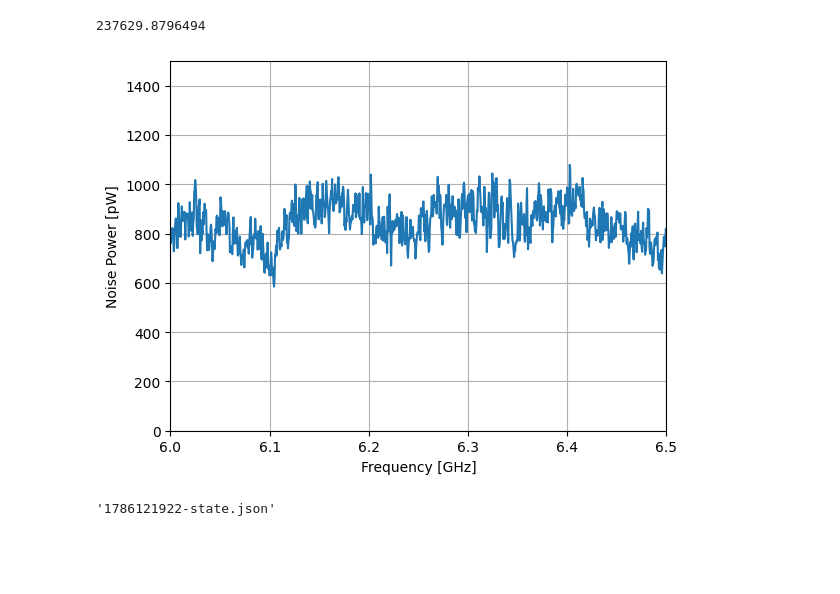
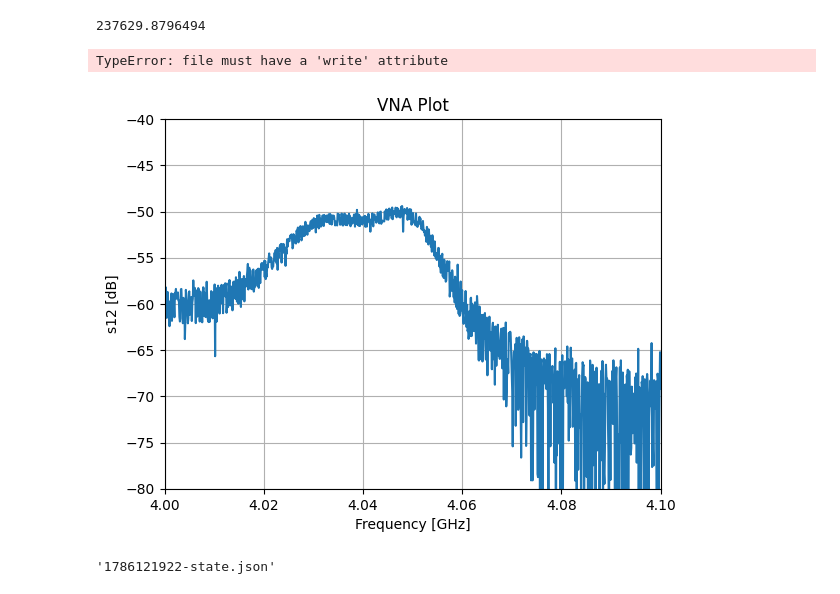
Before and after one commit to lafefspietz/qna-data-summer-2026, a Jupyter notebook: instrument-debug.ipynb, the cells around one changed output. Cells and saved outputs as stored; diff of their text form; code cells hidden in the pictures; blank space fills up the shorter version.

```diff
--- a/instrument-debug.ipynb
+++ b/instrument-debug.ipynb
@@ -373,6 +373,45 @@ readme_path = target_dir / 'README.md'
 if not readme_path.exists():
     readme_path.write_text("#  " + state['date'] + " Plots\n\n")
 
+if 'vna' in state['measurement_select']:
+    frequencies = np.linspace(state['vna_start_frequency'],state['vna_stop_frequency'],state['vna_number_of_points'])
+    fghz = frequencies/1e9
+    vna.bin_float_numbers_format = BinFloatFormat.Single_4bytes
+    vna.write("FORM REAL,32")
+    vna.write_str(":CALC1:PAR:SEL 'Trc1'")
+    vna.write("INITiate:CONTinuous OFF")
+    vna.write("INITiate:IMMediate")
+    opc_done = vna.query("*OPC?").strip()
+    if opc_done != "1":
+        print(f"Error: OPC returned unexpected value '{opc_done}'; ending execution.")
+        exit()
+    raw_floats = vna.query_bin_or_ascii_float_list(":CALC1:DATA? SDAT")
+    vna.write("INITiate:CONTinuous ON")
+    vna.go_to_local()
+    real_parts = np.array(raw_floats[0::2])
+    imag_parts = np.array(raw_floats[1::2])
+    complex_trace = real_parts + 1j * imag_parts
+    s_matrix = np.zeros((len(frequencies), 1, 1), dtype=complex)
+    s_matrix[:, 0, 0] = complex_trace
+    trace_network = rf.Network(frequency=frequencies, s=s_matrix, name='data trace')
+    trace = trace_network.s_db[:,0,0]
+    plt.plot(fghz, trace)
+    plt.xlim(fghz[0], fghz[-1])
+    plt.ylim(state['vna_plot_scale_minimum'],state['vna_plot_scale_maximum'])
+    plt.title(state['vna_plot_title'])
+    plt.grid()
+    plt.xlabel('Frequency [GHz]')
+    plt.ylabel(state['s_parameter_select'] + ' [dB]')
+    plot_file_name = f"{state['timestamp']}-vna-plot.png"
+    plot_file_path = target_dir / plot_file_name
+    plt.savefig(plot_file_path, dpi=300, bbox_inches='tight')
+    touchstone_file_name = f"{state['timestamp']}-vna-trace.s1p"
+    touchstone_file_path = target_dir / touchstone_file_name
+    trace_network.write(touchstone_file_path)
+    with open(readme_path, "a") as file:
+        file.write("![]("+ plot_file_name + ")")
+
+
 if 'spectrum_analyzer' in state['measurement_select']:
     frequencies = np.linspace(state['spa_start_frequency'],state['spa_stop_frequency'],state['spa_number_of_points'])
     fghz = frequencies/1e9
@@ -380,48 +419,49 @@ if 'spectrum_analyzer' in state['measurement_select']:
     spa.write("FORM REAL,32")
     spa.write("INIT:CONT OFF")
     spa.timeout = 30000
-
     spa.write("INIT:IMM")
     spa.query("*OPC?")
-
     spa.timeout = 5000
     spa_trace = np.array(spa.query_binary_values("TRAC? TRACE1", datatype="f", is_big_endian=True))
     spa.write("INIT:CONT ON")
     plt.plot(fghz, spa_trace/1e-12)
     plt.xlim(fghz[0], fghz[-1])
-    plt.ylim(0, 1500)
+    plt.ylim(state['spa_plot_minimum'], state['spa_plot_maximum'])
     plt.grid()
     plt.xlabel('Frequency [GHz]')
-    plt.ylabel('Noise Power [pW]')
+    plt.title(state['spa_plot_title'])
+    plt.ylabel(state['spa_ylabel'])
+
     plot_file_name = f"{state['timestamp']}-spa-plot.png"
     plot_file_path = target_dir / plot_file_name
     plt.savefig(plot_file_path, dpi=300, bbox_inches='tight')
     trace_file_name = f"{state['timestamp']}-spa-trace.json"
     file_path = target_dir / trace_file_name
     spa_trace_data  = {}
     spa_trace_data['fghz']  = fghz.tolist()
     spa_trace_data['trace'] = (spa_trace/1e-12).tolist()
     spa_trace_data['unit'] = "pW"
     spa_trace_data['vbw'] = state['spa_video_bandwidth']
     spa_trace_data['rbw'] = state['spa_resolution_bandwidth']
     with open(readme_path, "a") as file:
-    file.write("![]("+ plot_file_name + ")")
+        file.write("![]("+ plot_file_name + ")")
     with open(file_path, "w", encoding="utf-8") as f:
         json.dump(spa_trace_data, f, indent=4)
 
 state_file_name = f"{state['timestamp']}-state.json"
 state['file_name'] = state_file_name
 state['state_file_url'] = state['data_url_base'] + folder_name + "/" +  state['file_name']
 file_path = target_dir / state_file_name
 with open(file_path, "w", encoding="utf-8") as f:
     json.dump(state, f, indent=4)
 
 main_state_file_name = "state.json"
 file_path = script_dir / main_state_file_name
 with open(file_path, "w", encoding="utf-8") as f:
     json.dump(state, f, indent=4)
 # %% [output]
+TypeError: file must have a 'write' attribute
-[figure, old version]
+[figure, new version]
 # %%
 str(state['timestamp']) + '-state.json'
 # %% [output]
```
Also changed, not shown: 9 other files.
